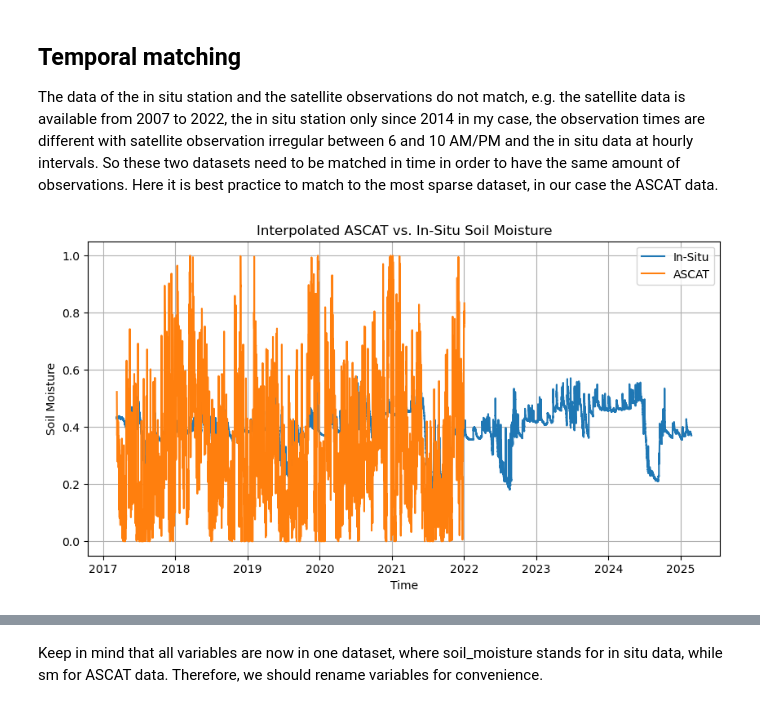
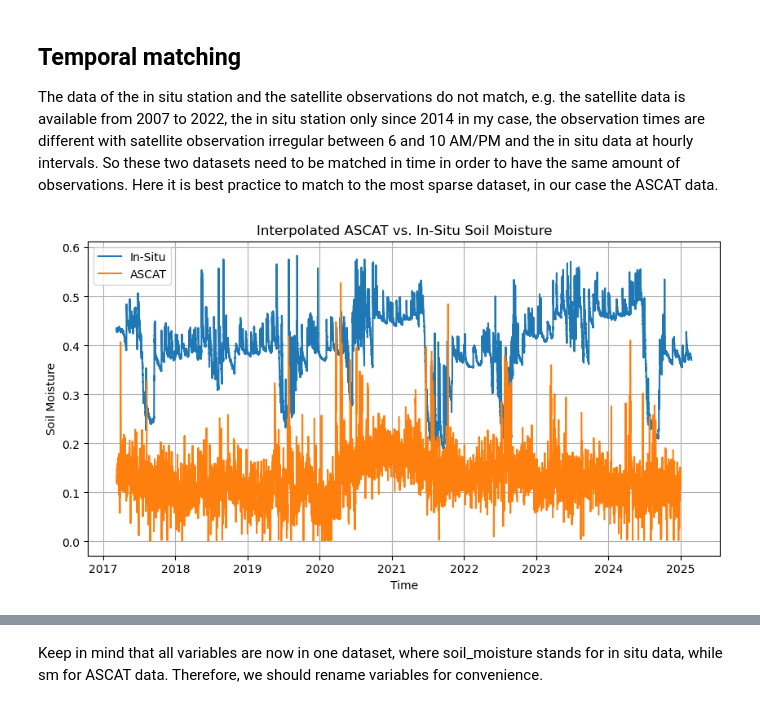
Before and after one commit to lukojovic/data_retrieval, a Jupyter notebook: notebooks/Ex1.ipynb, the cells around one changed output, grey strips where cells are left out. Saved outputs shown, nothing was run; the diff lists cells and outputs as text; code cells hidden in the pictures.

Commit message:
changed pandas to xarray

```diff
--- a/notebooks/Ex1.ipynb
+++ b/notebooks/Ex1.ipynb
@@ -239,0 +313,2 @@ Most important for getting to know the dataset are the columns 'sm'.
+# %%
+cell_collection = rat.CellFileCollection.from_product_id(cell_source, "H121_V1.0")
@@ -302,44 +390,41 @@ Hence we mask for frozen soils and snow cover using the probability mask. Please
 ## Calculate VOD for exercise 2
 In exercise 2 you will need an estimate for TAU or the so-called VOD. TAU can be calculated from Metop ASCAT observables and this is done in the code below. VOD is written to the data frame of the ASCAT data, and when you temporally match the data with the ISMN data then you can store the dataframe including VOD.
 # %%
-# convert all backscatter to the dry reference cross over angle of 25
+# Convert all backscatter to the dry reference cross over angle of 25 degrees
 sig25 = (
-    h120_ts.sigma40
-    + h120_ts.slope40 * (25 - 40)
-    + 0.5 * h120_ts.curvature40 * (25 - 40) ** 2.0
+    h120_ds.backscatter40
+    + h120_ds.slope40 * (25 - 40)
+    + 0.5 * h120_ds.curvature40 * (25 - 40) ** 2.0
 )
 
-# get the lowest backscatter
-dry_25 = np.percentile(sig25, 5)
+# Get the lowest backscatter (1% in this case)
+dry_25 = sig25.quantile(0.01, dim="time")
 
-# convert to the reference angle of 40
+# Convert to the reference angle of 40 degrees
 dry_ref = (
-    dry_25 - h120_ts.slope40 * (25 - 40) - 0.5 * h120_ts.curvature40 * (25 - 40) ** 2
+    dry_25 - h120_ds.slope40 * (25 - 40) - 0.5 * h120_ds.curvature40 * (25 - 40) ** 2
 )
 
-# get the wet reference
-wet_ref = np.percentile(h120_ts.sigma40, 95)
+# Get the wet reference
+wet_ref = h120_ds.backscatter40.quantile(0.05, dim="time")
 
-# set bare soil sensitivity
+# Set bare soil sensitivity
 lin_bs_sens = 0.21
 
-# convert to linear domain
+# Convert to linear domain
 lin_wet_ref = 10 ** (wet_ref / 10.0)
 lin_dry_ref = 10 ** (dry_ref / 10.0)
 
-# get total backscatter sensitivity
+# Get total backscatter sensitivity
 lin_sens = lin_wet_ref - lin_dry_ref
 inc_angle = -np.cos(np.radians(40)) / 2.0
 
-# calculate vod as ratio between bare soil sensitivity and total backscatter sensitivity
-# and store it in the h120 dataframe
-h120_ts.loc[:, "vod"] = inc_angle * np.log(lin_sens / lin_bs_sens)
-
-vod_values = inc_angle * np.log(lin_sens / lin_bs_sens)
-h120_ds = h120_ds.assign(vod=("index", vod_values))
+# Calculate vod as ratio between bare soil sensitivity
+# and total backscatter sensitivity and store it in the h120 xarray
+h120_ds["vod"] = inc_angle * np.log(lin_sens / lin_bs_sens)
 
 fig, ax = plt.subplots(1, 1, figsize=(15, 5))
-ax.plot(h120_ts.loc["2018", "vod"], label="H120 VOD")
+ax.plot(h120_ds.sel(time=slice("2018-01-01", "2018-12-31")).vod, label="H120 VOD")
 ax.set_ylabel(r"VOD (m$^2$/m$^2$)")
 ax.legend()
 plt.show()
@@ -349,23 +434,21 @@ plt.show()
 ## Temporal matching
 The data of the in situ station and the satellite observations do not match, e.g. the satellite data is available from 2007 to 2022, the in situ station only since 2014 in my case, the observation times are different with satellite observation irregular between 6 and 10 AM/PM and the in situ data at hourly intervals. So these two datasets need to be matched in time in order to have the same amount of observations. Here it is best practice to match to the most sparse dataset, in our case the ASCAT data.
 # %%
-h120_interp = h120_ds.interp(index=insitu_ds.date_time, method="linear").drop_vars(
-    "index"
-)
+h120_interp = h120_ds.interp(time=insitu_ds.date_time, method="linear")
 
 plt.figure(figsize=(10, 5))
 
 insitu_ds.soil_moisture.plot(label="In-Situ")
 
-plt.plot(h120_interp.date_time, h120_interp.sm / 100, label="ASCAT")
+plt.plot(h120_interp.date_time, h120_interp.surface_soil_moisture / 100, label="ASCAT")
 
 plt.xlabel("Time")
 plt.ylabel("Soil Moisture")
 plt.legend()
 plt.title("Interpolated ASCAT vs. In-Situ Soil Moisture")
 plt.grid()
 plt.show()
 # %% [output]
-[figure, old version]
+[figure, new version]
 # %%
 # Find common date range
```
Also changed, not shown: parts of 22 cells of this notebook, 2 other files.
